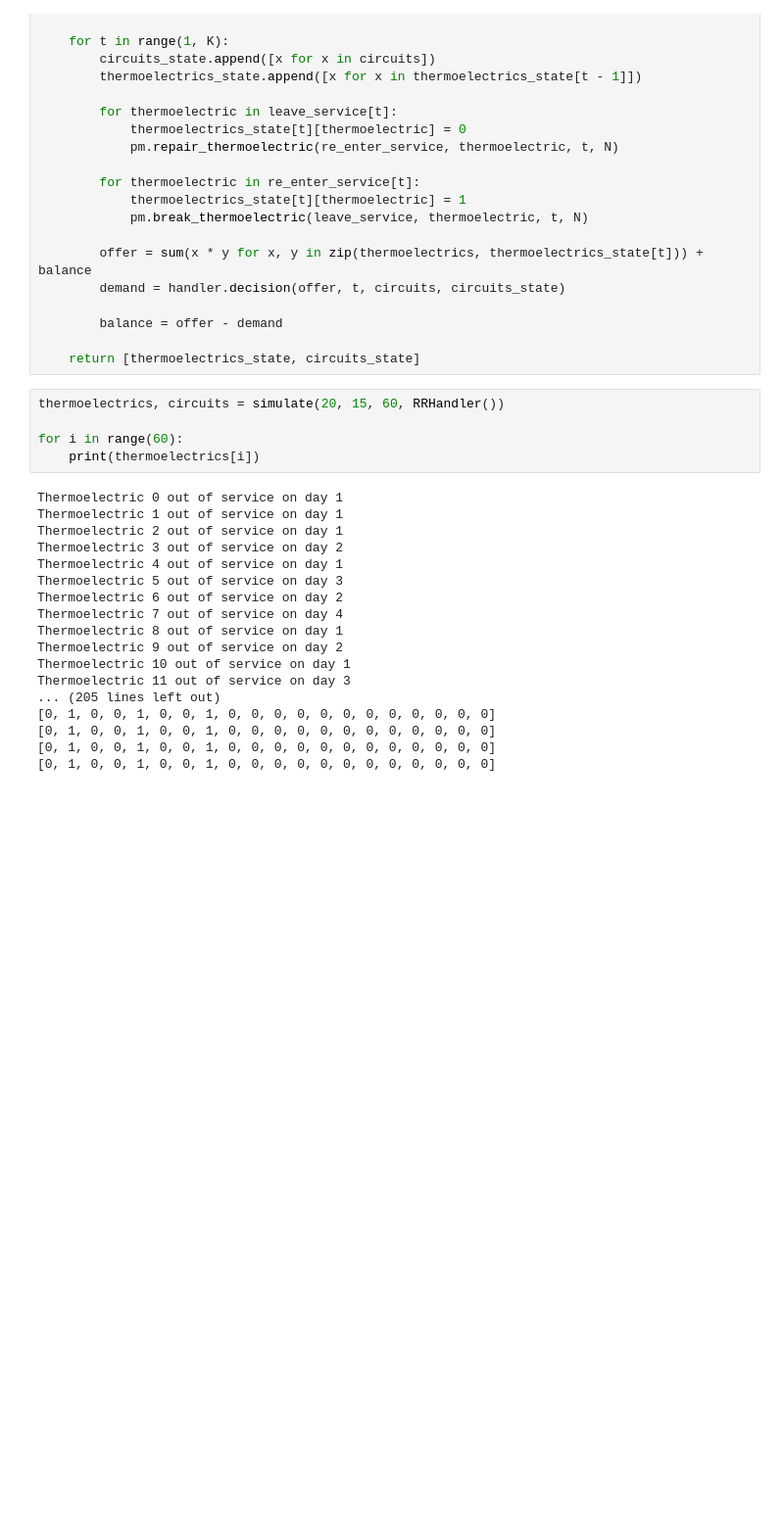
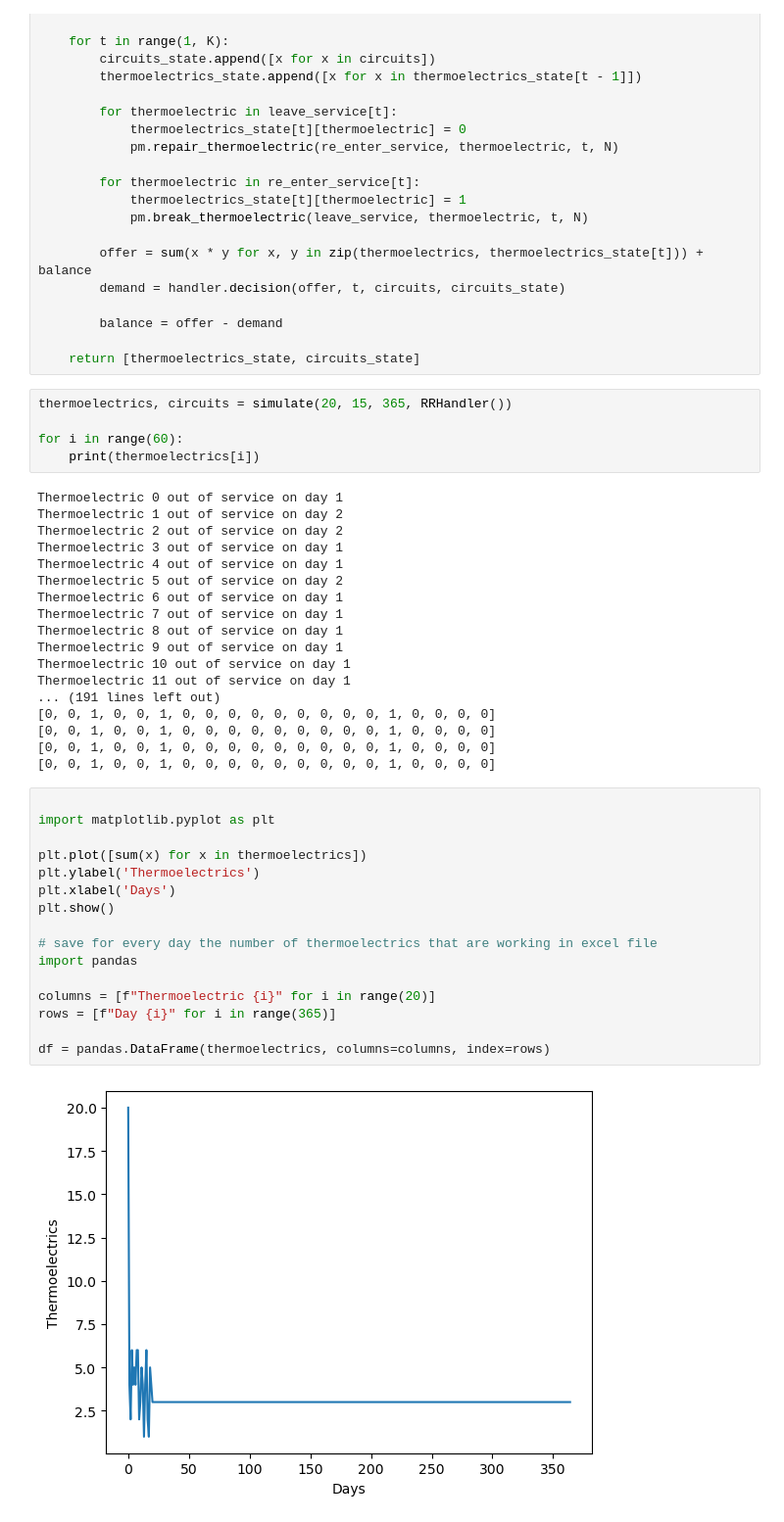
Before and after one commit to DanielMPMatCom/Simulation-First-Project-Thermoelectric, a Jupyter notebook: thermoelectric.ipynb, the cells around one changed output. Shown at 98% size. Drawn from its saved outputs; the diff is of its cells as text; blank space fills up the shorter version.

Commit message:
graphics

```diff
--- a/thermoelectric.ipynb
+++ b/thermoelectric.ipynb
@@ -92,25 +92,43 @@ def simulate(N, M, K, handler:Handler ,seed=0):
 
     return [thermoelectrics_state, circuits_state]
 # %%
-thermoelectrics, circuits = simulate(20, 15, 60, RRHandler())
+thermoelectrics, circuits = simulate(20, 15, 365, RRHandler())
 
 for i in range(60):
     print(thermoelectrics[i])
 # %% [output]
 Thermoelectric 0 out of service on day 1
-Thermoelectric 1 out of service on day 1
-Thermoelectric 2 out of service on day 1
-Thermoelectric 3 out of service on day 2
+Thermoelectric 1 out of service on day 2
+Thermoelectric 2 out of service on day 2
+Thermoelectric 3 out of service on day 1
 Thermoelectric 4 out of service on day 1
-Thermoelectric 5 out of service on day 3
-Thermoelectric 6 out of service on day 2
-Thermoelectric 7 out of service on day 4
+Thermoelectric 5 out of service on day 2
+Thermoelectric 6 out of service on day 1
+Thermoelectric 7 out of service on day 1
 Thermoelectric 8 out of service on day 1
-Thermoelectric 9 out of service on day 2
+Thermoelectric 9 out of service on day 1
 Thermoelectric 10 out of service on day 1
-Thermoelectric 11 out of service on day 3
-... (205 lines left out)
-[0, 1, 0, 0, 1, 0, 0, 1, 0, 0, 0, 0, 0, 0, 0, 0, 0, 0, 0, 0]
-[0, 1, 0, 0, 1, 0, 0, 1, 0, 0, 0, 0, 0, 0, 0, 0, 0, 0, 0, 0]
-[0, 1, 0, 0, 1, 0, 0, 1, 0, 0, 0, 0, 0, 0, 0, 0, 0, 0, 0, 0]
-[0, 1, 0, 0, 1, 0, 0, 1, 0, 0, 0, 0, 0, 0, 0, 0, 0, 0, 0, 0]
+Thermoelectric 11 out of service on day 1
+... (191 lines left out)
+[0, 0, 1, 0, 0, 1, 0, 0, 0, 0, 0, 0, 0, 0, 0, 1, 0, 0, 0, 0]
+[0, 0, 1, 0, 0, 1, 0, 0, 0, 0, 0, 0, 0, 0, 0, 1, 0, 0, 0, 0]
+[0, 0, 1, 0, 0, 1, 0, 0, 0, 0, 0, 0, 0, 0, 0, 1, 0, 0, 0, 0]
+[0, 0, 1, 0, 0, 1, 0, 0, 0, 0, 0, 0, 0, 0, 0, 1, 0, 0, 0, 0]
+# %%
+
+import matplotlib.pyplot as plt
+
+plt.plot([sum(x) for x in thermoelectrics])
+plt.ylabel('Thermoelectrics')
+plt.xlabel('Days')
+plt.show()
+
+# save for every day the number of thermoelectrics that are working in excel file
+import pandas
+
+columns = [f"Thermoelectric {i}" for i in range(20)]
+rows = [f"Day {i}" for i in range(365)]
+
+df = pandas.DataFrame(thermoelectrics, columns=columns, index=rows)
+# %% [output]
+[figure, added]
```
Also changed, not shown: 2 other files.
